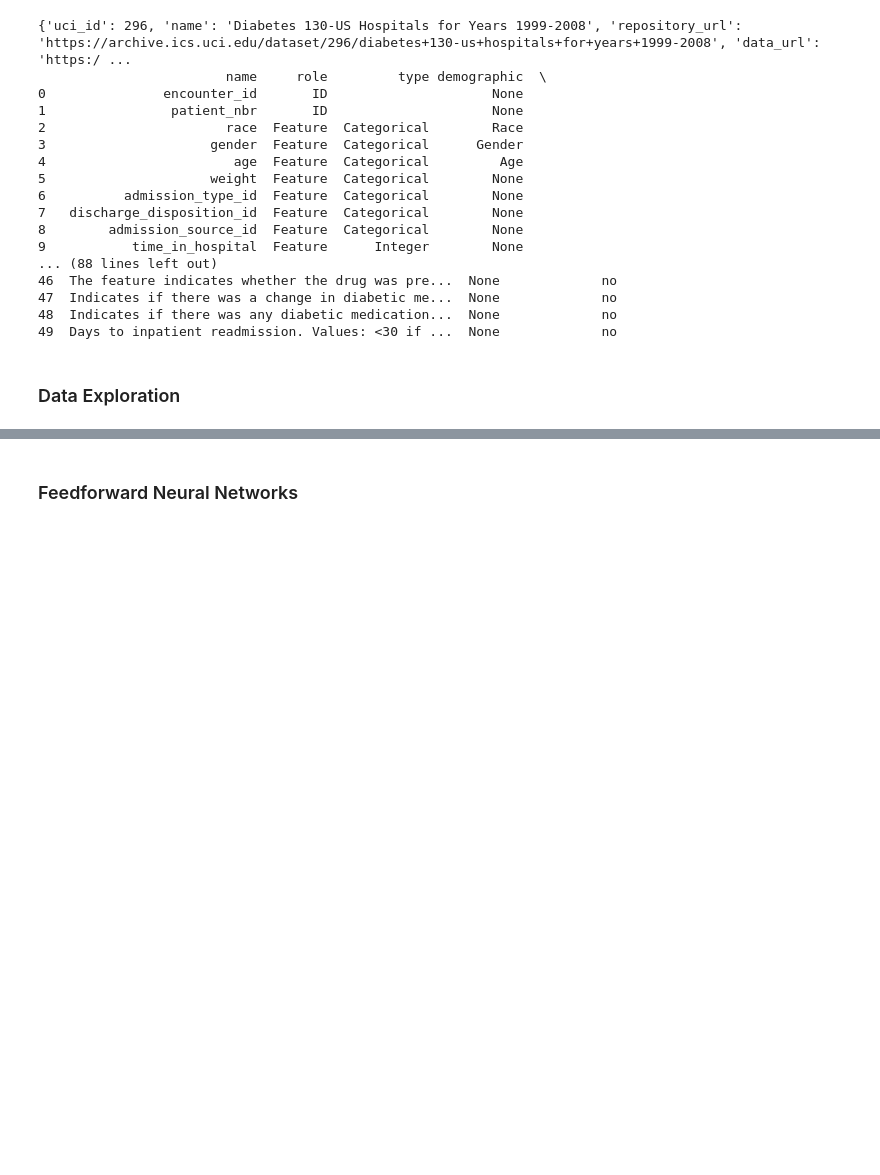
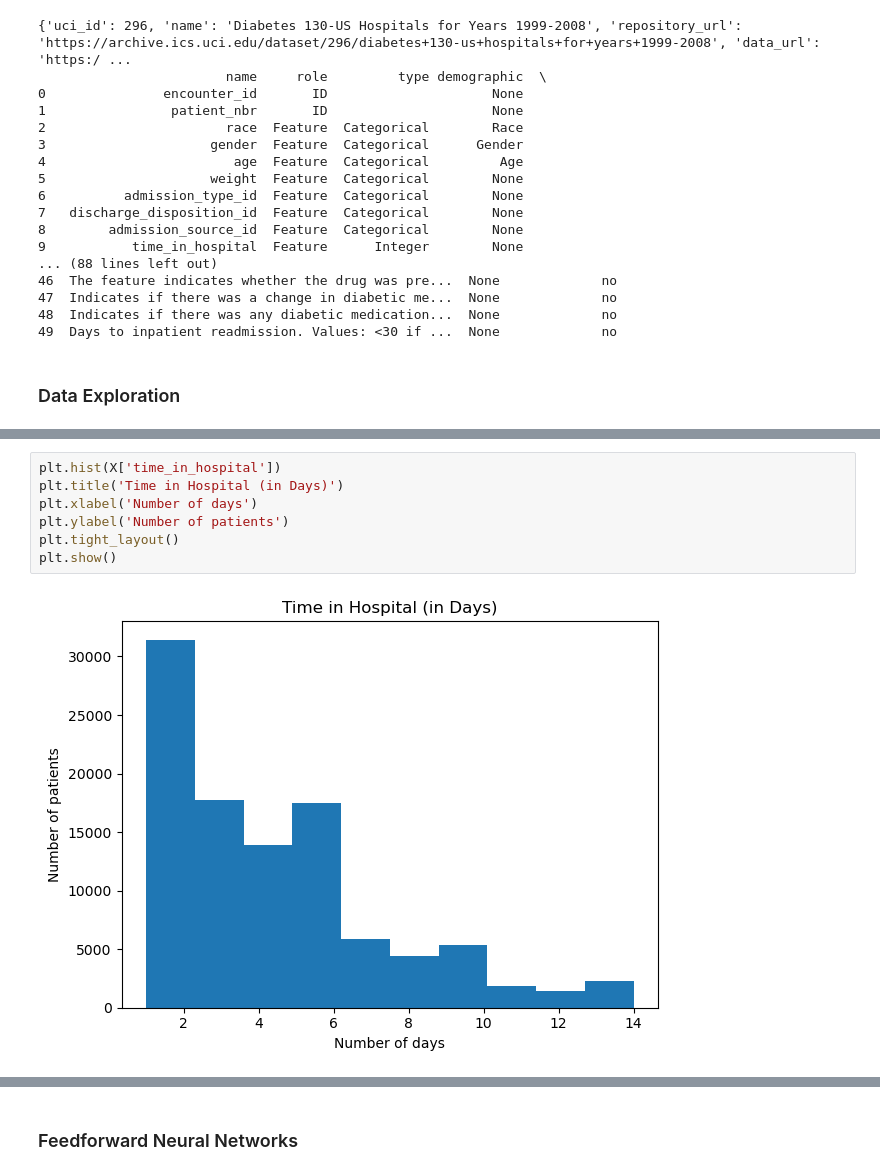
Before and after one commit to mital-i/cs178project, a Jupyter notebook: classifiers.ipynb, the cells around one changed output, grey strips where cells are left out. Cells and saved outputs as stored; diff of their text form; blank space fills up the shorter version.

```diff
--- a/classifiers.ipynb
+++ b/classifiers.ipynb
@@ -51,0 +91,9 @@ print(diabetes_data.variables)
+# %%
+plt.hist(X['time_in_hospital'])
+plt.title('Time in Hospital (in Days)')
+plt.xlabel('Number of days')
+plt.ylabel('Number of patients')
+plt.tight_layout()
+plt.show()
+# %% [output]
+[figure, added]
```
Also changed, not shown: parts of 5 cells of this notebook.
